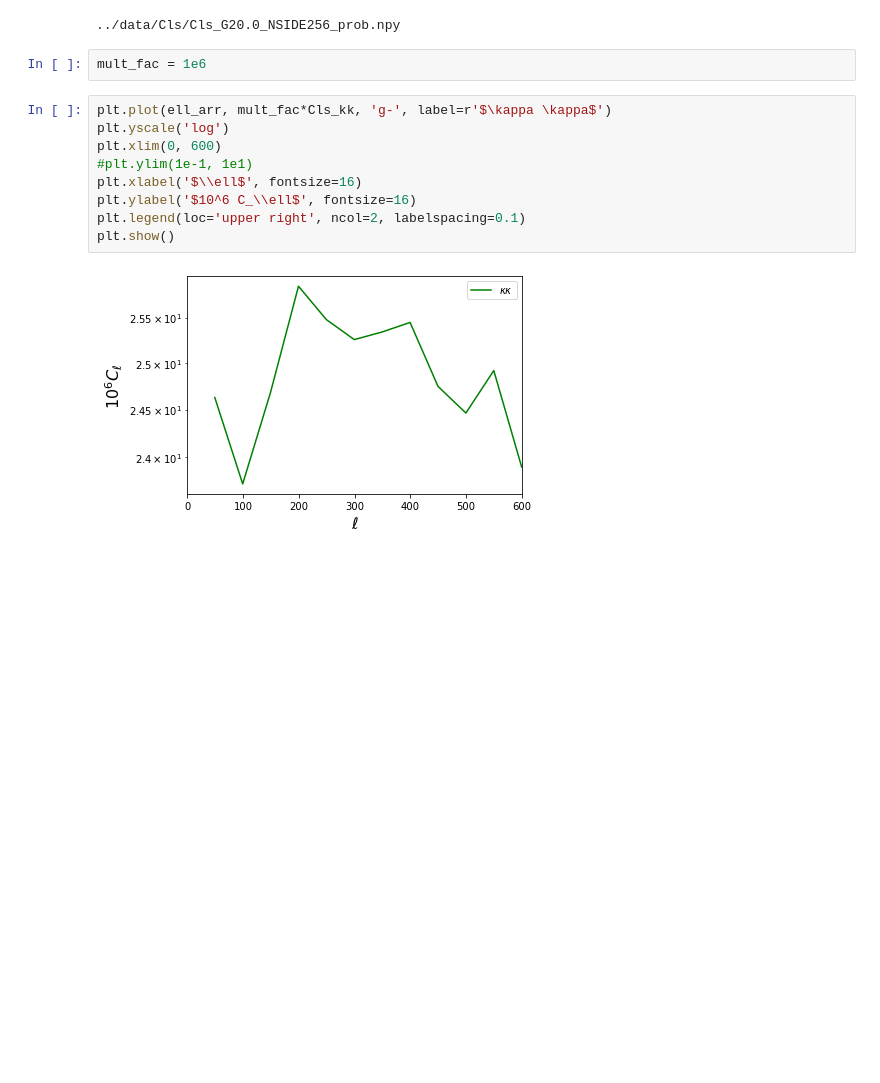
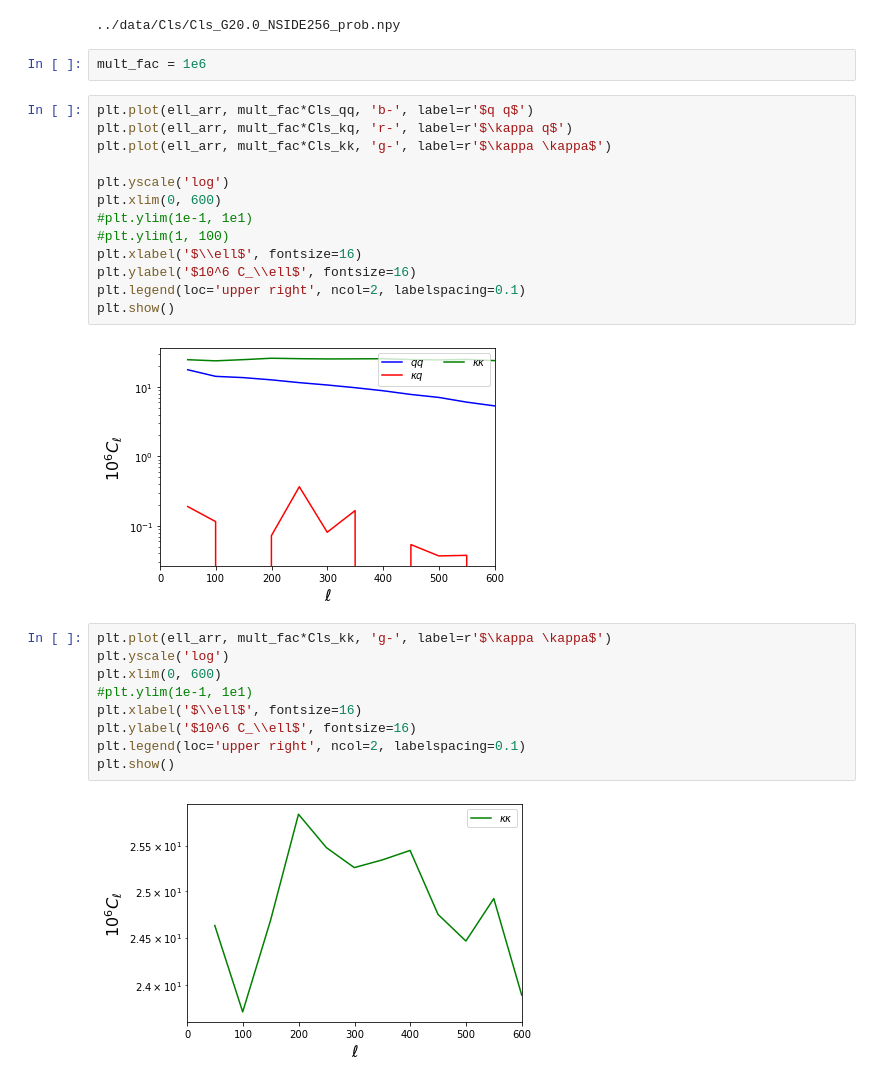
Before and after one commit to kstoreyf/gaia-quasars-lss, a Jupyter notebook: notebooks/2022-07-29_lensing_qso_cross.ipynb, the cells around one changed output. Drawn from its saved outputs; the diff is of its cells as text; blank space fills up the shorter version.

```diff
--- a/notebooks/2022-07-29_lensing_qso_cross.ipynb
+++ b/notebooks/2022-07-29_lensing_qso_cross.ipynb
@@ -106,6 +125,21 @@ ell_arr, Cls_kk, Cls_kq, Cls_qq = res_Cls
 ../data/Cls/Cls_G20.0_NSIDE256_prob.npy
 # %%
 mult_fac = 1e6
+# %%
+plt.plot(ell_arr, mult_fac*Cls_qq, 'b-', label=r'$q q$')
+plt.plot(ell_arr, mult_fac*Cls_kq, 'r-', label=r'$\kappa q$')
+plt.plot(ell_arr, mult_fac*Cls_kk, 'g-', label=r'$\kappa \kappa$')
+
+plt.yscale('log')
+plt.xlim(0, 600)
+#plt.ylim(1e-1, 1e1)
+#plt.ylim(1, 100)
+plt.xlabel('$\\ell$', fontsize=16)
+plt.ylabel('$10^6 C_\\ell$', fontsize=16)
+plt.legend(loc='upper right', ncol=2, labelspacing=0.1)
+plt.show()
+# %% [output]
+[figure, added]
 # %%
 plt.plot(ell_arr, mult_fac*Cls_kk, 'g-', label=r'$\kappa \kappa$')
 plt.yscale('log')
```
Also changed, not shown: parts of 5 cells of this notebook, 1 other file.
